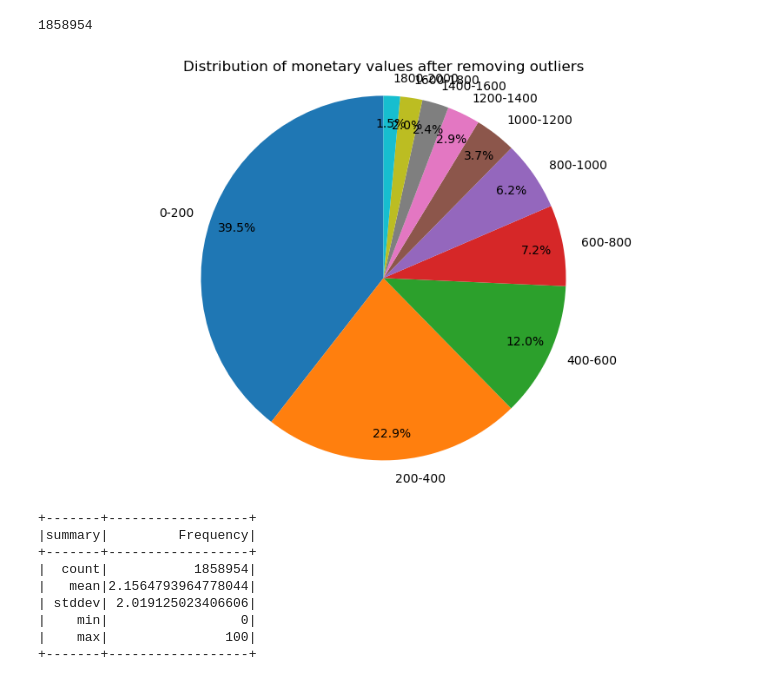
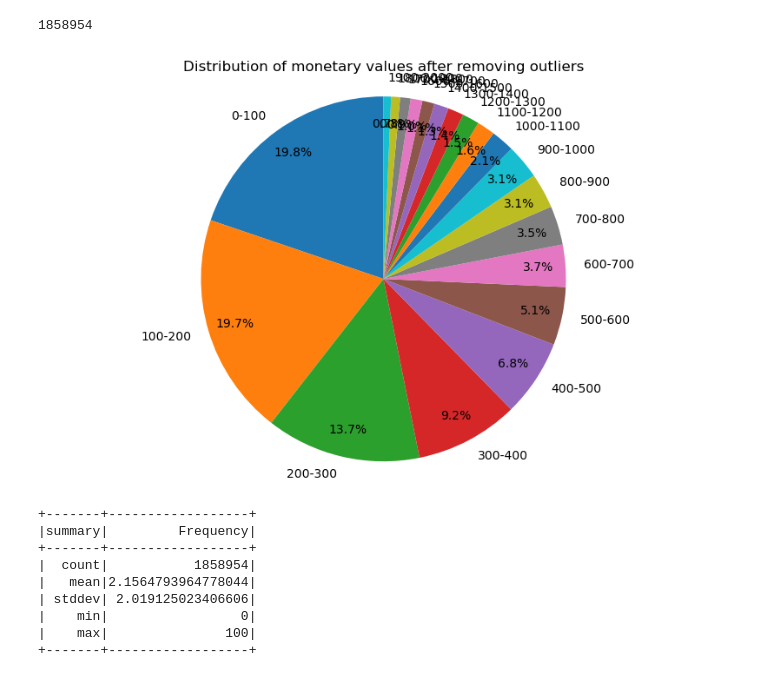
Before and after one commit to Zenaidji/Segmentation-client, a Jupyter notebook: MSPR_Clustring.ipynb, the cells around one changed output. Saved outputs shown, nothing was run; the diff lists cells and outputs as text; code cells hidden in the pictures.

```diff
--- a/MSPR_Clustring.ipynb
+++ b/MSPR_Clustring.ipynb
@@ -181,17 +185,17 @@ rfm2.count()
 # %% [output]
 1858954
 # %%
-intervals = list(range(0, 2000, 200))
-labels = [f"{low}-{low + 200}" for low in intervals]
-counts = [count_values_in_range(rfm2, "Monetary", low, low + 200) for low in intervals]
+intervals = list(range(0, 2000, 100))
+labels = [f"{low}-{low + 100}" for low in intervals]
+counts = [count_values_in_range(rfm2, "Monetary", low, low + 100) for low in intervals]
 plt.figure(figsize=(10, 6))
 plt.pie(counts, labels=labels, autopct='%1.1f%%',pctdistance=0.85, startangle=90)
 plt.title('Distribution of monetary values after removing outliers')
 plt.axis('equal')
 
 plt.show()
 # %% [output]
-[figure, old version]
+[figure, new version]
 # %%
 rfm2.describe("Frequency").show()
 # %% [output]
```
Also changed, not shown: parts of 11 cells of this notebook, 1 other file.
